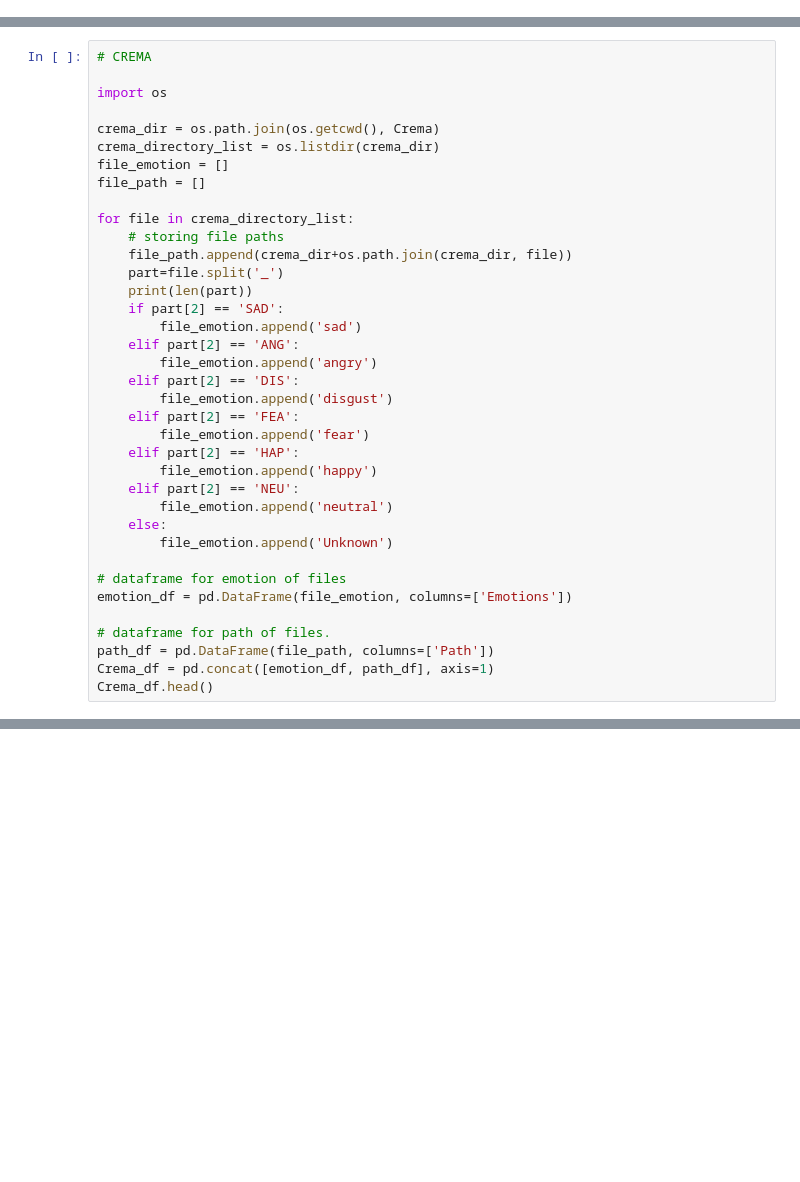
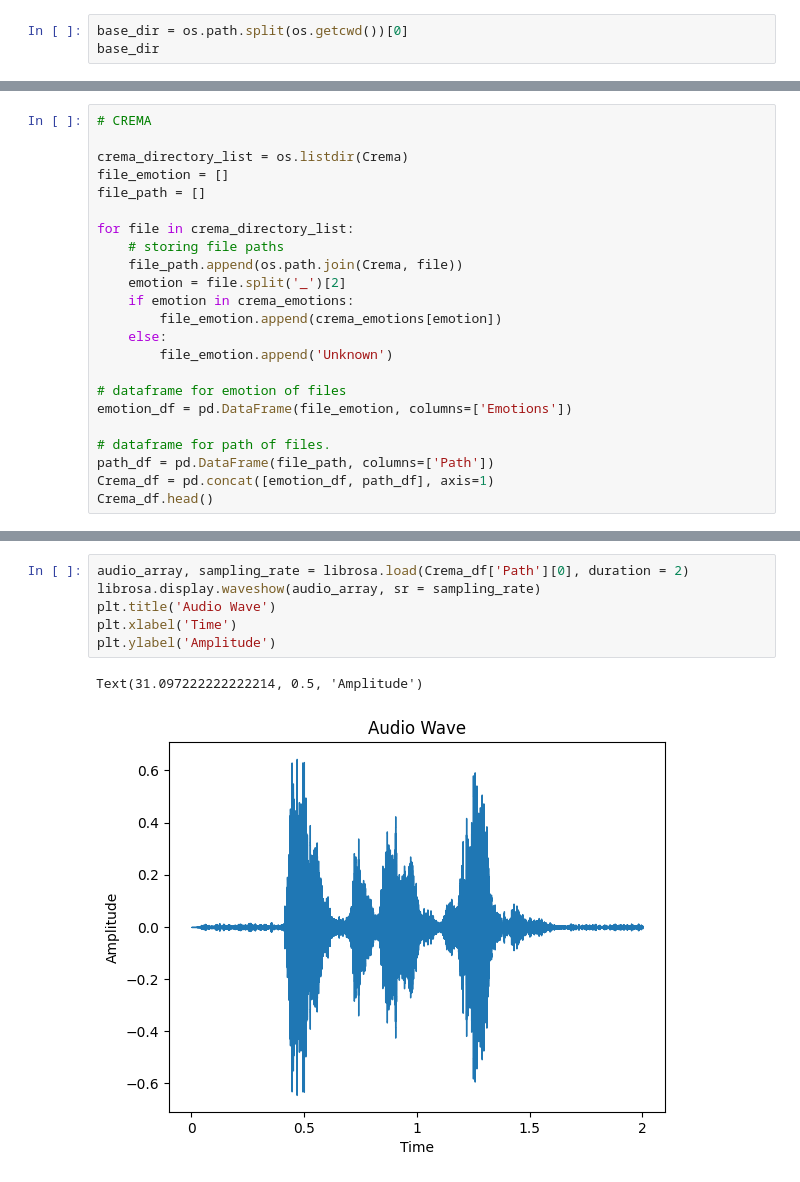
Before and after one commit to Jeswin-8802/SER-using-2D-CNN, a Jupyter notebook: Speech.ipynb, the cells around one changed output, grey strips where cells are left out. Drawn from its saved outputs; the diff is of its cells as text; blank space fills up the shorter version.

Commit message:
Reformating Code
- Revising logic and directory structure of the datasets
- Reading and displaying a graph of an audio file

```diff
--- a/Speech.ipynb
+++ b/Speech.ipynb
@@ -41,0 +33,3 @@ os.path.join(os.getcwd(), Crema)
+# %%
+base_dir = os.path.split(os.getcwd())[0]
+base_dir
@@ -42,30 +71,16 @@ os.path.join(os.getcwd(), Crema)
 # %%
 # CREMA
 
-import os
-
-crema_dir = os.path.join(os.getcwd(), Crema)
-crema_directory_list = os.listdir(crema_dir)
+crema_directory_list = os.listdir(Crema)
 file_emotion = []
 file_path = []
 
 for file in crema_directory_list:
     # storing file paths
-    file_path.append(crema_dir+os.path.join(crema_dir, file))
-    part=file.split('_')
-    print(len(part))
-    if part[2] == 'SAD':
-        file_emotion.append('sad')
-    elif part[2] == 'ANG':
-        file_emotion.append('angry')
-    elif part[2] == 'DIS':
-        file_emotion.append('disgust')
-    elif part[2] == 'FEA':
-        file_emotion.append('fear')
-    elif part[2] == 'HAP':
-        file_emotion.append('happy')
-    elif part[2] == 'NEU':
-        file_emotion.append('neutral')
+    file_path.append(os.path.join(Crema, file))
+    emotion = file.split('_')[2]
+    if emotion in crema_emotions:
+        file_emotion.append(crema_emotions[emotion])
     else:
         file_emotion.append('Unknown')
 
@@ -80,0 +106,9 @@ FileNotFoundError: [WinError 3] The system cannot find the path specified: 'c:\\
+# %%
+audio_array, sampling_rate = librosa.load(Crema_df['Path'][0], duration = 2)
+librosa.display.waveshow(audio_array, sr = sampling_rate)
+plt.title('Audio Wave')
+plt.xlabel('Time')
+plt.ylabel('Amplitude')
+# %% [output]
+Text(31.097222222222214, 0.5, 'Amplitude')
+[figure, added]
```
Also changed, not shown: parts of 8 cells of this notebook, 2 other files.
